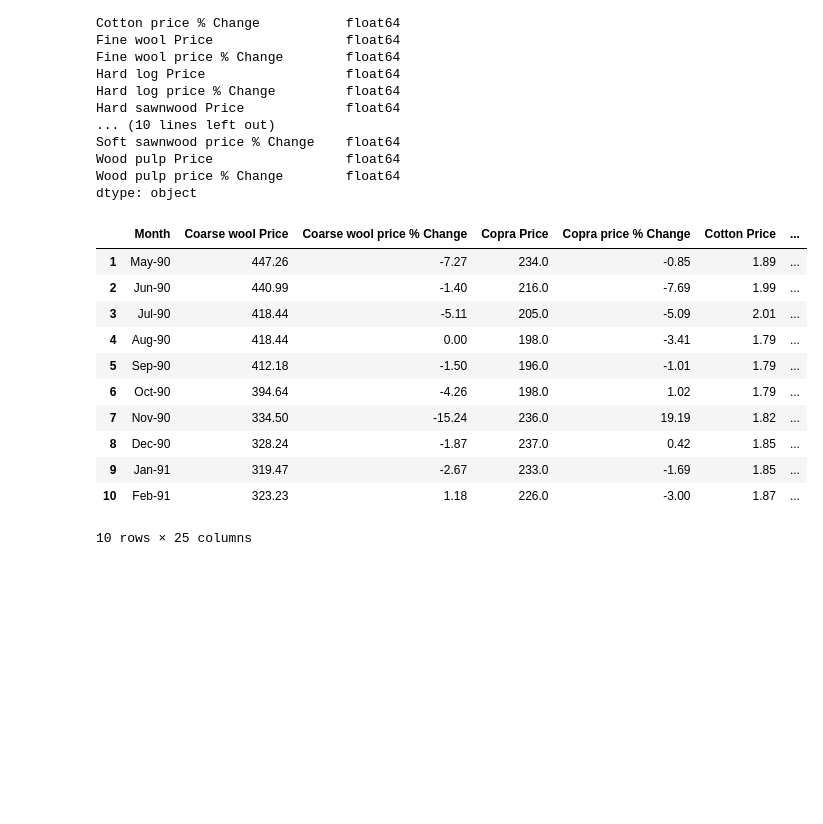
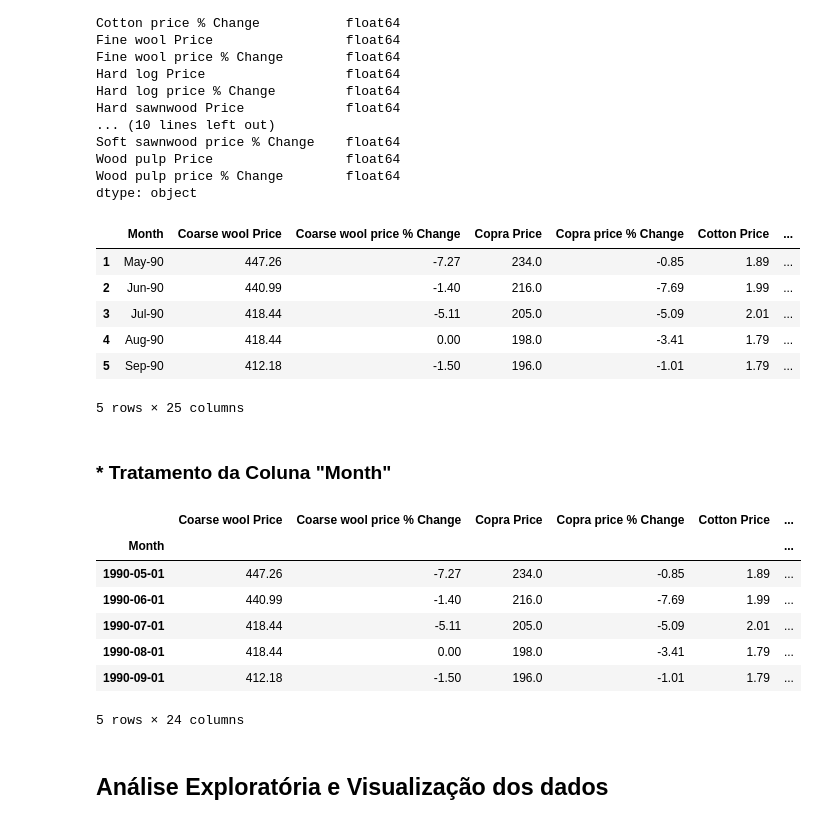
Before and after one commit to Cadu-Soares/EDA-PRODUTOS-AGRICOLAS, a Jupyter notebook: notebooks/main.ipynb, the cells around one changed output. Drawn from its saved outputs; the diff is of its cells as text; code cells hidden in the pictures; blank space fills up the shorter version.

Commit message:
Análise exploratória inicial & Criação do Mapa de Calor

```diff
--- a/notebooks/main.ipynb
+++ b/notebooks/main.ipynb
@@ -106,17 +109,14 @@ Wood pulp Price                 float64
 Wood pulp price % Change        float64
 dtype: object
 # %%
-df.head(10)
+df.head()
 # %% [output]
 |  | Month | Coarse wool Price | Coarse wool price % Change | Copra Price | Copra price % Change | Cotton Price | ... |
 | 1 | May-90 | 447.26 | -7.27 | 234.0 | -0.85 | 1.89 | ... |
 | 2 | Jun-90 | 440.99 | -1.40 | 216.0 | -7.69 | 1.99 | ... |
 | 3 | Jul-90 | 418.44 | -5.11 | 205.0 | -5.09 | 2.01 | ... |
 | 4 | Aug-90 | 418.44 | 0.00 | 198.0 | -3.41 | 1.79 | ... |
 | 5 | Sep-90 | 412.18 | -1.50 | 196.0 | -1.01 | 1.79 | ... |
-| 6 | Oct-90 | 394.64 | -4.26 | 198.0 | 1.02 | 1.79 | ... |
-| 7 | Nov-90 | 334.50 | -15.24 | 236.0 | 19.19 | 1.82 | ... |
-| 8 | Dec-90 | 328.24 | -1.87 | 237.0 | 0.42 | 1.85 | ... |
-| 9 | Jan-91 | 319.47 | -2.67 | 233.0 | -1.69 | 1.85 | ... |
-| 10 | Feb-91 | 323.23 | 1.18 | 226.0 | -3.00 | 1.87 | ... |
-10 rows × 25 columns
+5 rows × 25 columns
+# %% [markdown]
+### *   **Tratamento da Coluna "Month"**
@@ -122,0 +128,13 @@ df.head(10)
+# %%
+df.head()
+# %% [output]
+|  | Coarse wool Price | Coarse wool price % Change | Copra Price | Copra price % Change | Cotton Price | ... |
+| Month |  |  |  |  |  | ... |
+| 1990-05-01 | 447.26 | -7.27 | 234.0 | -0.85 | 1.89 | ... |
+| 1990-06-01 | 440.99 | -1.40 | 216.0 | -7.69 | 1.99 | ... |
+| 1990-07-01 | 418.44 | -5.11 | 205.0 | -5.09 | 2.01 | ... |
+| 1990-08-01 | 418.44 | 0.00 | 198.0 | -3.41 | 1.79 | ... |
+| 1990-09-01 | 412.18 | -1.50 | 196.0 | -1.01 | 1.79 | ... |
+5 rows × 24 columns
+# %% [markdown]
+## **Análise Exploratória e Visualização dos dados**
```
Also changed, not shown: parts of 12 cells of this notebook, 1 other file.
